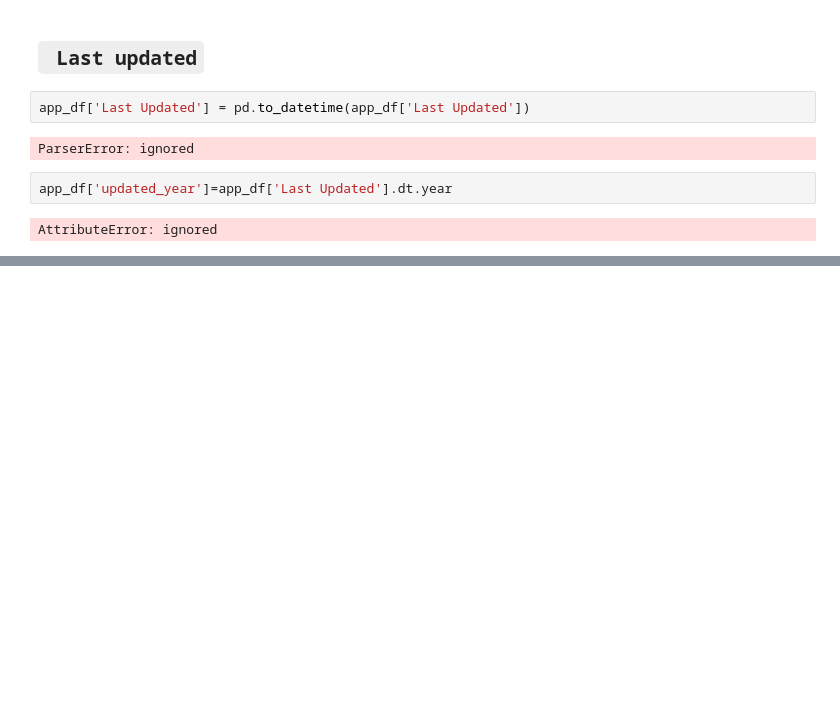
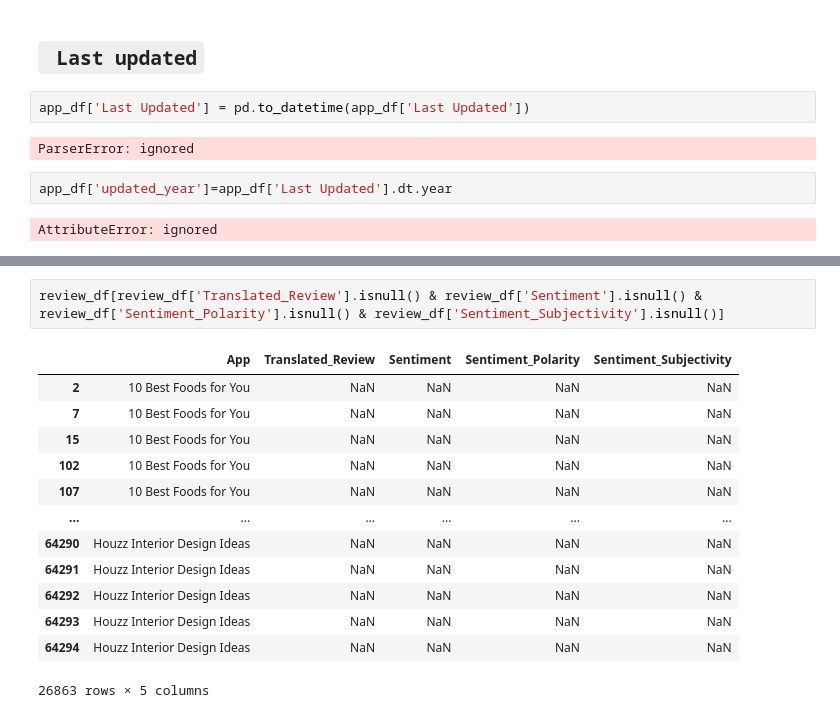
Before and after one commit to itsmimahi/Play-Store-App-Data-Analysis, a Jupyter notebook: My_EDA_.ipynb, the cells around one changed output, grey strips where cells are left out. Saved outputs shown, nothing was run; the diff lists cells and outputs as text; blank space fills up the shorter version.

```diff
--- a/My_EDA_.ipynb
+++ b/My_EDA_.ipynb
@@ -368,0 +415,16 @@ KeyError: ignored
+# %%
+review_df[review_df['Translated_Review'].isnull() & review_df['Sentiment'].isnull() & review_df['Sentiment_Polarity'].isnull() & review_df['Sentiment_Subjectivity'].isnull()]
+# %% [output]
+|  | App | Translated_Review | Sentiment | Sentiment_Polarity | Sentiment_Subjectivity |
+| 2 | 10 Best Foods for You | NaN | NaN | NaN | NaN |
+| 7 | 10 Best Foods for You | NaN | NaN | NaN | NaN |
+| 15 | 10 Best Foods for You | NaN | NaN | NaN | NaN |
+| 102 | 10 Best Foods for You | NaN | NaN | NaN | NaN |
+| 107 | 10 Best Foods for You | NaN | NaN | NaN | NaN |
+| ... | ... | ... | ... | ... | ... |
+| 64290 | Houzz Interior Design Ideas | NaN | NaN | NaN | NaN |
+| 64291 | Houzz Interior Design Ideas | NaN | NaN | NaN | NaN |
+| 64292 | Houzz Interior Design Ideas | NaN | NaN | NaN | NaN |
+| 64293 | Houzz Interior Design Ideas | NaN | NaN | NaN | NaN |
+| 64294 | Houzz Interior Design Ideas | NaN | NaN | NaN | NaN |
+26863 rows × 5 columns
```
Also changed, not shown: parts of 17 cells of this notebook.
